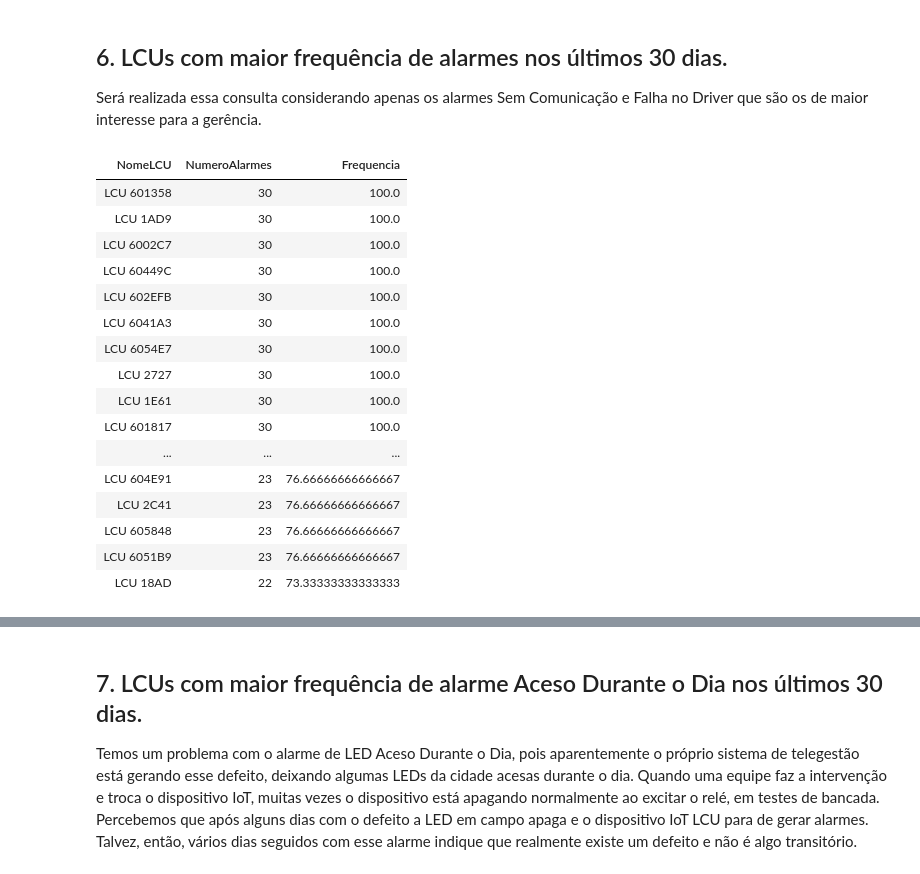
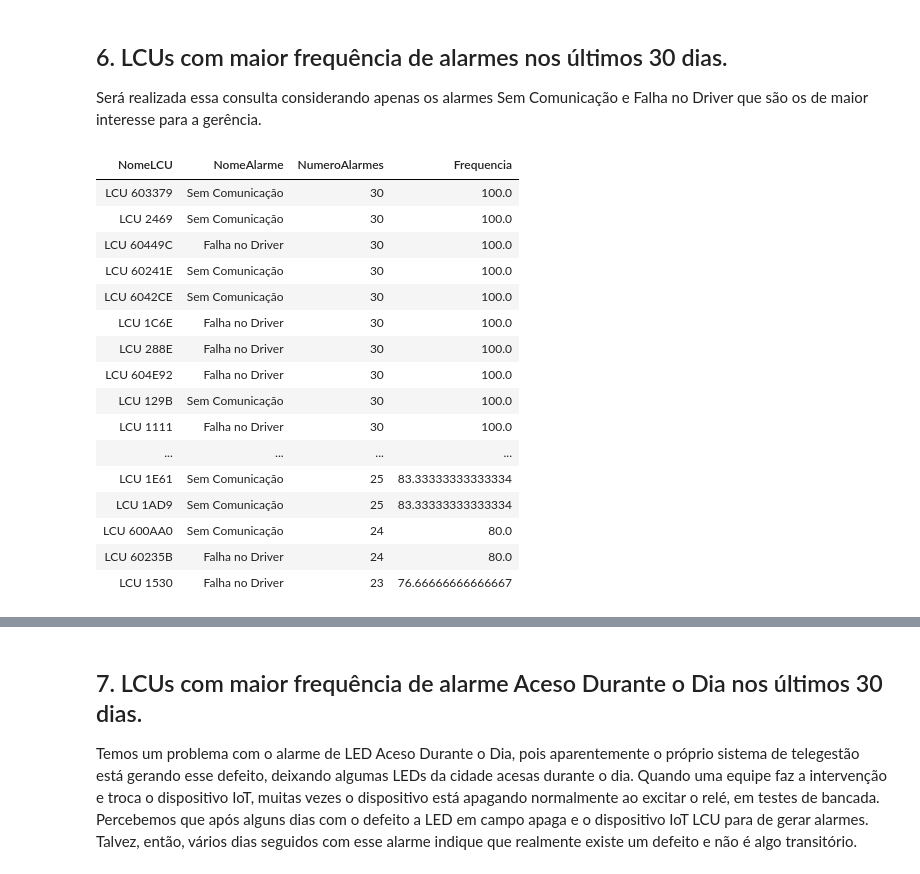
Before and after one commit to LucasDSF7/PUC-RIO-MVP-Eng-Dados, a Jupyter notebook: 3. Perguntas e Respostas MVP.ipynb, the cells around one changed output, grey strips where cells are left out. Saved outputs shown, nothing was run; the diff lists cells and outputs as text; code cells hidden in the pictures.

```diff
--- a/3. Perguntas e Respostas MVP.ipynb
+++ b/3. Perguntas e Respostas MVP.ipynb
@@ -215,28 +239,28 @@ ORDER BY Data, alarmesresolvidos DESC;
 Será realizada essa consulta considerando apenas os alarmes Sem Comunicação e Falha no Driver que são os de maior interesse para a gerência.
 # %%
 %sql
-SELECT NomeLCU, count(DISTINCT NomeLCU, Data) NumeroAlarmes, numeroalarmes / 30 * 100 Frequencia
+SELECT NomeLCU, NomeAlarme, count(DISTINCT NomeLCU, Data) NumeroAlarmes, numeroalarmes / 30 * 100 Frequencia
 FROM viewalarmelcu
 WHERE NomeAlarme IN ('Sem Comunicação', 'Falha no Driver')
 AND Data > date_sub((SELECT MAX(Data) FROM dimdata), 30)
-GROUP BY NomeLCU
+GROUP BY NomeLCU, NomeAlarme
 ORDER BY NumeroAlarmes DESC
 LIMIT 50;
 # %% [output]
-| NomeLCU | NumeroAlarmes | Frequencia |
-| LCU 601358 | 30 | 100.0 |
-| LCU 1AD9 | 30 | 100.0 |
-| LCU 6002C7 | 30 | 100.0 |
-| LCU 60449C | 30 | 100.0 |
-| LCU 602EFB | 30 | 100.0 |
-| LCU 6041A3 | 30 | 100.0 |
-| LCU 6054E7 | 30 | 100.0 |
-| LCU 2727 | 30 | 100.0 |
-| LCU 1E61 | 30 | 100.0 |
-| LCU 601817 | 30 | 100.0 |
-| ... | ... | ... |
-| LCU 604E91 | 23 | 76.66666666666667 |
-| LCU 2C41 | 23 | 76.66666666666667 |
-| LCU 605848 | 23 | 76.66666666666667 |
-| LCU 6051B9 | 23 | 76.66666666666667 |
-| LCU 18AD | 22 | 73.33333333333333 |
+| NomeLCU | NomeAlarme | NumeroAlarmes | Frequencia |
+| LCU 603379 | Sem Comunicação | 30 | 100.0 |
+| LCU 2469 | Sem Comunicação | 30 | 100.0 |
+| LCU 60449C | Falha no Driver | 30 | 100.0 |
+| LCU 60241E | Sem Comunicação | 30 | 100.0 |
+| LCU 6042CE | Sem Comunicação | 30 | 100.0 |
+| LCU 1C6E | Falha no Driver | 30 | 100.0 |
+| LCU 288E | Falha no Driver | 30 | 100.0 |
+| LCU 604E92 | Falha no Driver | 30 | 100.0 |
+| LCU 129B | Sem Comunicação | 30 | 100.0 |
+| LCU 1111 | Falha no Driver | 30 | 100.0 |
+| ... | ... | ... | ... |
+| LCU 1E61 | Sem Comunicação | 25 | 83.33333333333334 |
+| LCU 1AD9 | Sem Comunicação | 25 | 83.33333333333334 |
+| LCU 600AA0 | Sem Comunicação | 24 | 80.0 |
+| LCU 60235B | Falha no Driver | 24 | 80.0 |
+| LCU 1530 | Falha no Driver | 23 | 76.66666666666667 |
```
Also changed, not shown: parts of 26 cells of this notebook, 2 other files.
